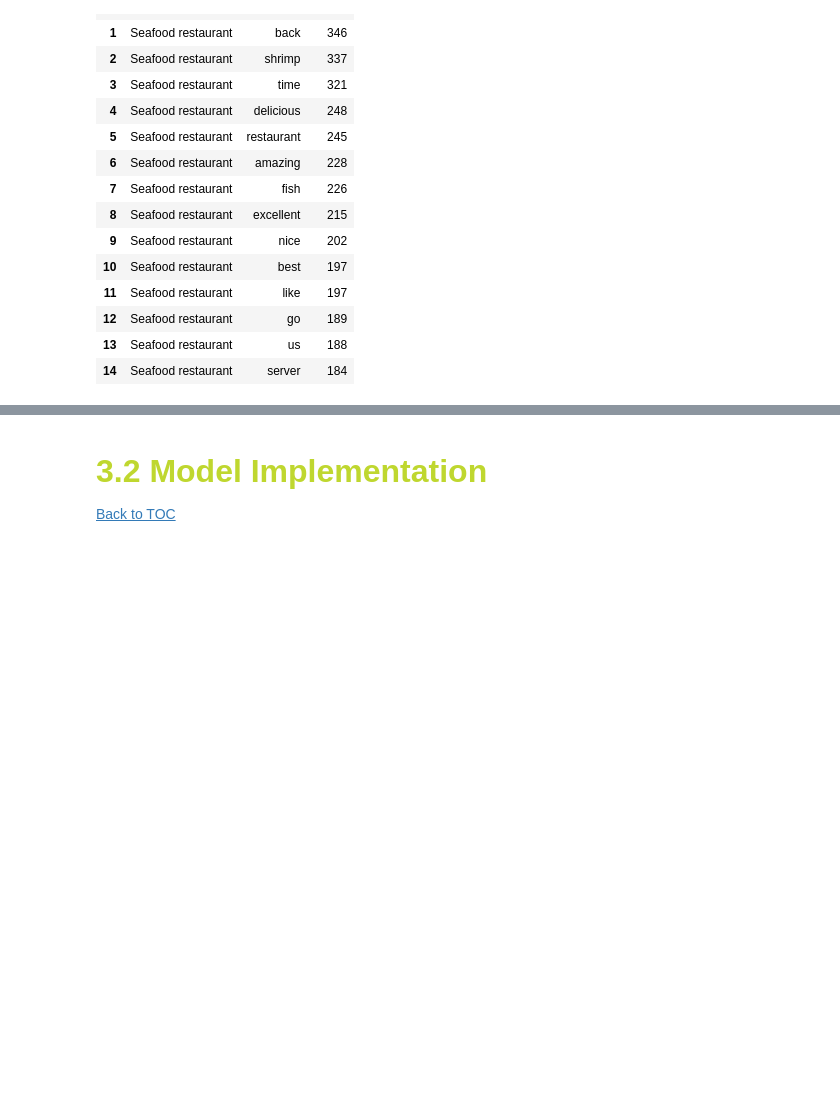
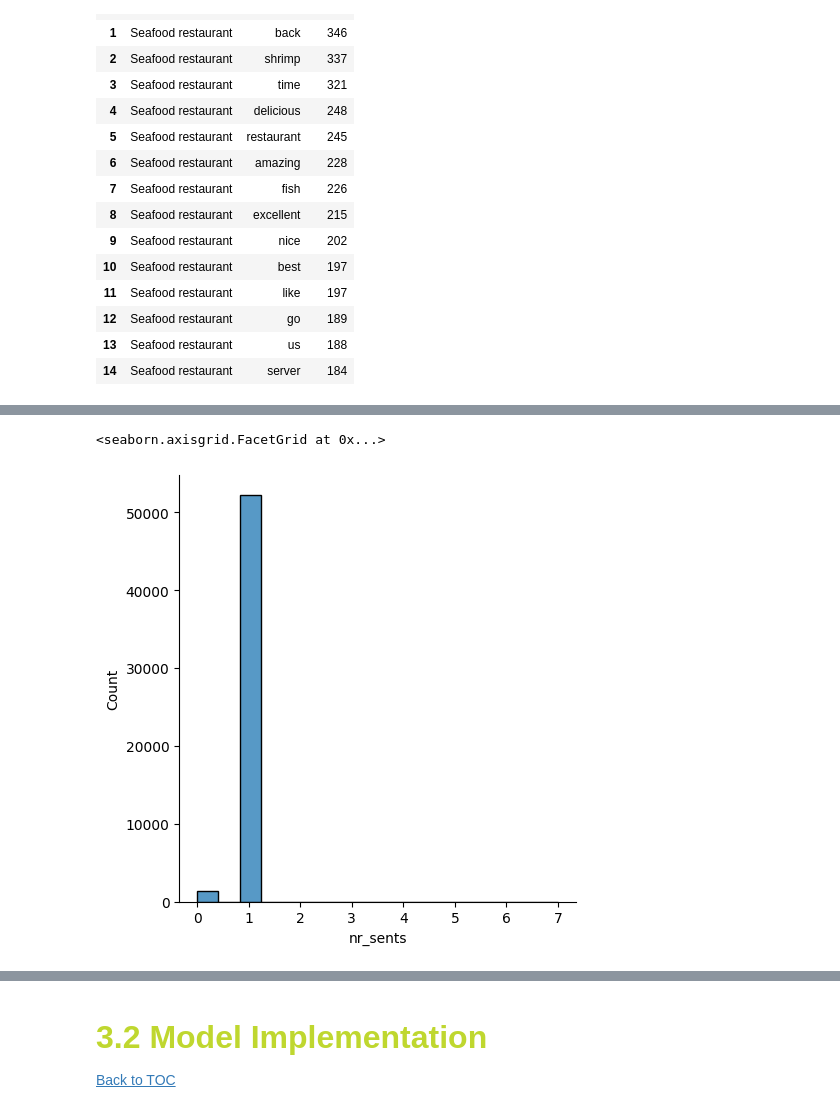
Before and after one commit to beatrizmarques2005/text_mining_in_reviews, a Jupyter notebook: notebooks/03_multilabel_classification.ipynb, the cells around one changed output, grey strips where cells are left out. Saved outputs shown, nothing was run; the diff lists cells and outputs as text; code cells hidden in the pictures; blank space fills up the shorter version.

```diff
--- a/notebooks/03_multilabel_classification.ipynb
+++ b/notebooks/03_multilabel_classification.ipynb
@@ -188,0 +227,5 @@ fig.show()
+# %%
+sns.displot(dataset["nr_sents"])
+# %% [output]
+<seaborn.axisgrid.FacetGrid at 0x...>
+[figure, added]
```
Also changed, not shown: parts of 11 cells of this notebook.
